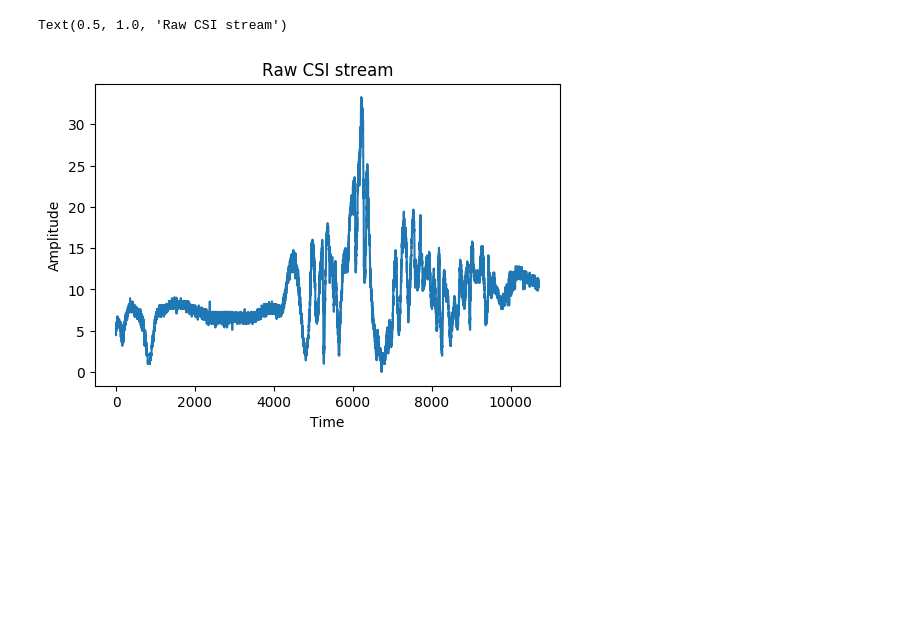
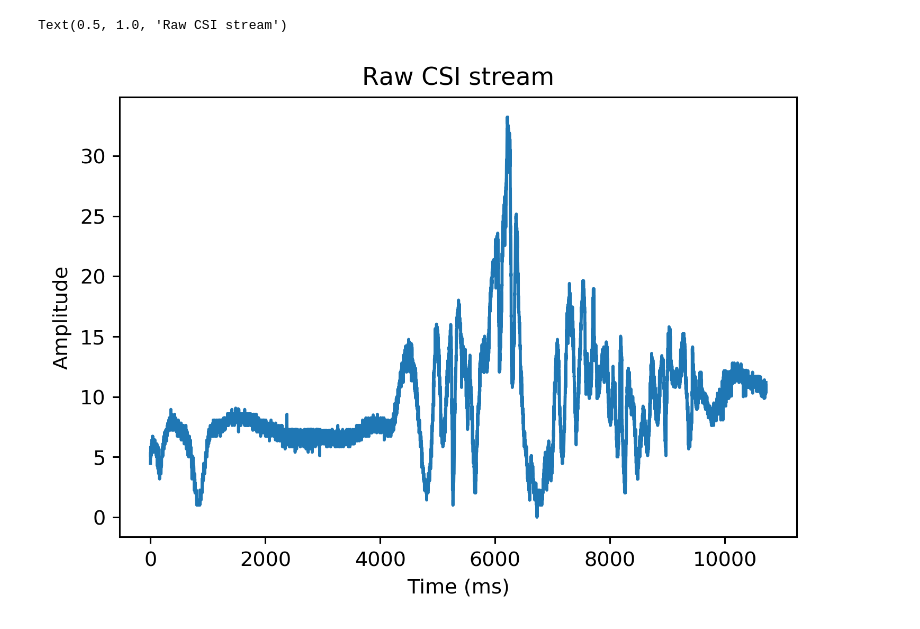
Before and after one commit to SohamPatel/WiFi_ID, a Jupyter notebook: Silence Removal.ipynb, the cells around one changed output. Cells and saved outputs as stored; diff of their text form; code cells hidden in the pictures; blank space fills up the shorter version.

```diff
--- a/Silence Removal.ipynb
+++ b/Silence Removal.ipynb
@@ -7,7 +7,7 @@ import numpy as np
 from scipy.signal import butter, lfilter, filtfilt, medfilt
 
 matlab_file = './Sushant_CSI/1m/backward_converted/log_2.mat'
-plt.rcParams['figure.dpi'] = 100
+plt.rcParams['figure.dpi'] = 275
 # %%
 # Load matlab file containing Amplitude domain CSI data
 
@@ -25,11 +25,11 @@ for i in range(0, len(antenna_1)):
     y_axis.append(antenna_1[i][subcarrier])
 # %%
 plt.plot(y_axis)
-plt.xlabel('Time')
+plt.xlabel('Time (ms)')
 plt.ylabel('Amplitude')
 plt.title('Raw CSI stream')
 # %% [output]
 Text(0.5, 1.0, 'Raw CSI stream')
-[figure, old version]
+[figure, new version]
 # %%
 flt_ord = 12
```
Also changed, not shown: parts of 6 cells of this notebook, 3 other files.
